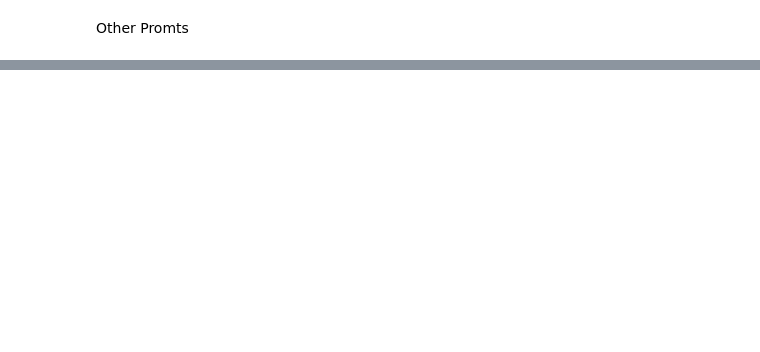
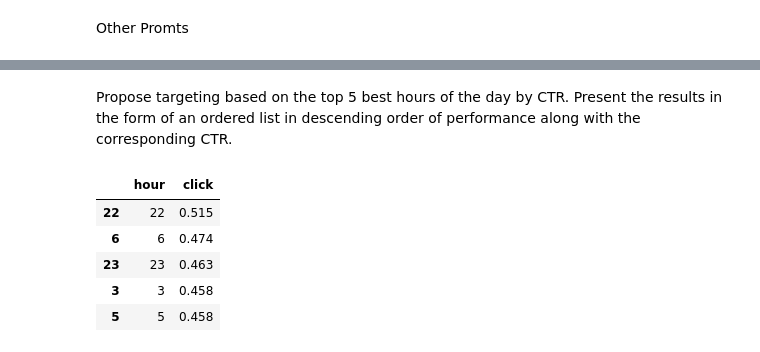
Before and after one commit to victoria-lokteva/LLM-test-task, a Jupyter notebook: ctr.ipynb, the cells around one changed output, grey strips where cells are left out. Saved outputs shown, nothing was run; the diff lists cells and outputs as text; code cells hidden in the pictures; blank space fills up the shorter version.

```diff
--- a/ctr.ipynb
+++ b/ctr.ipynb
@@ -147,0 +237,17 @@ Other Promts
+# %% [markdown]
+Propose targeting based on the top 5 best hours of the day by CTR. Present the results in the form of an ordered list in descending order of performance along with the corresponding CTR.
+# %%
+click_hours = (data
+              .groupby('hour')
+              ['click']
+              .mean()
+              .reset_index())
+
+click_hours.sort_values('click', ascending=False).head(5)
+# %% [output]
+|  | hour | click |
+| 22 | 22 | 0.515 |
+| 6 | 6 | 0.474 |
+| 23 | 23 | 0.463 |
+| 3 | 3 | 0.458 |
+| 5 | 5 | 0.458 |
```
Also changed, not shown: parts of 15 cells of this notebook, 1 other file.
